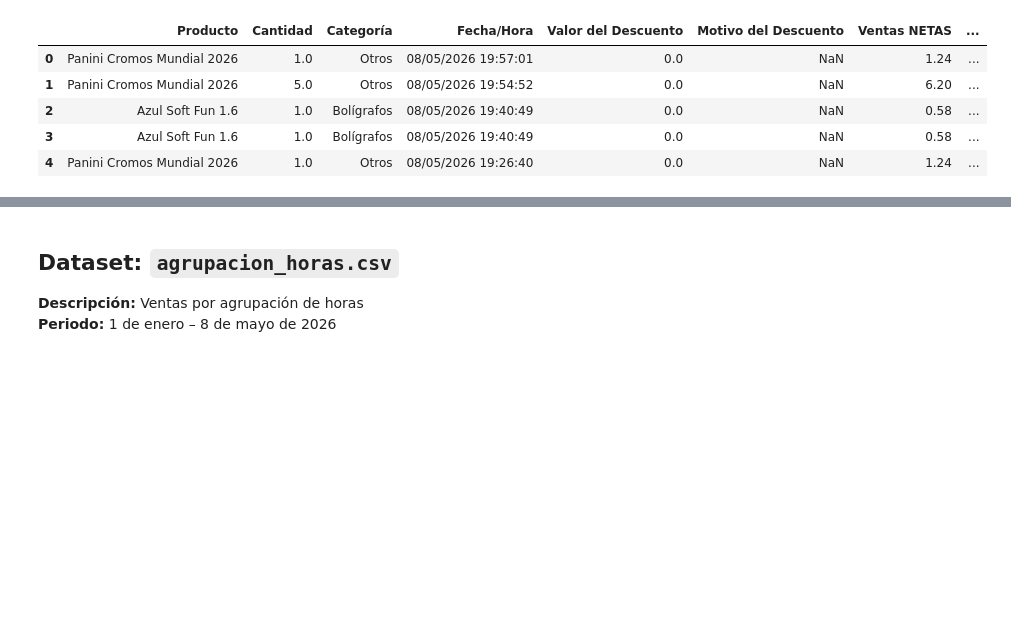
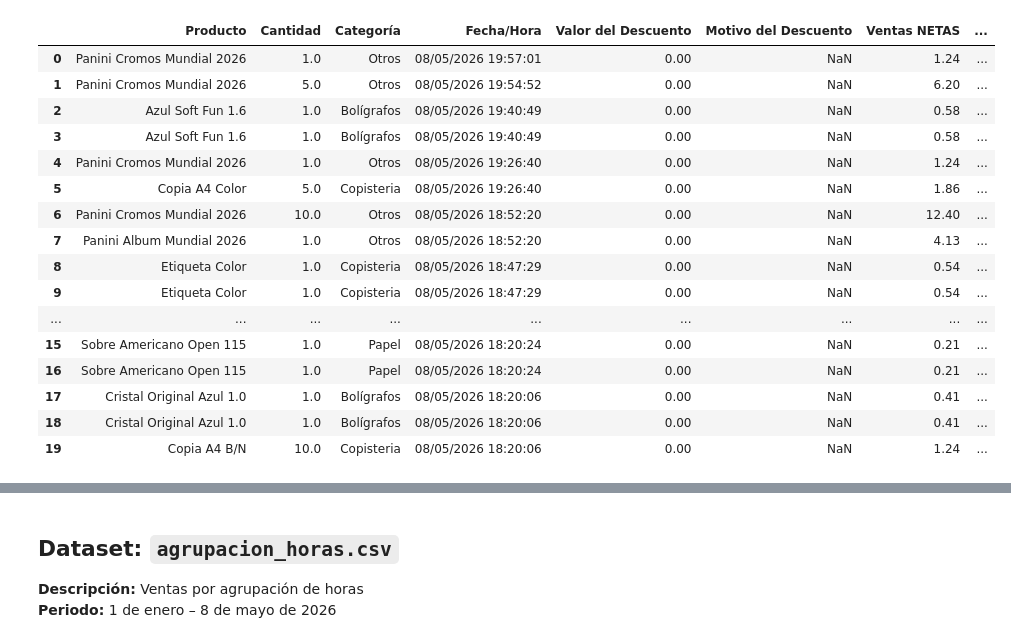
Before and after one commit to alimadriz0110/EDA_Trazos_y_Hojas, a Jupyter notebook: src/notebooks/notebook_eda_raquel.ipynb, the cells around one changed output, grey strips where cells are left out. Cells and saved outputs as stored; diff of their text form; code cells hidden in the pictures; blank space fills up the shorter version.

```diff
--- a/src/notebooks/notebook_eda_raquel.ipynb
+++ b/src/notebooks/notebook_eda_raquel.ipynb
@@ -7,4 +9,8 @@ cierre_caja = pd.read_csv("../data/cierre_caja.csv", sep= None, engine='python')
 compras_articulos = pd.read_csv("../data/compras_articulos.csv", sep= None, engine='python')
 compras_tpv = pd.read_csv("../data/compras_tpv.csv", sep= None, engine='python')
 ventas_glovo = pd.read_csv("../data/ventas_glovo.csv", sep= None, engine='python')
+# %%
+cierre_caja.columns = cierre_caja.columns.str.replace('\ufeff', '', regex=False).str.strip()
+compras_tpv.columns = compras_tpv.columns.str.replace('\ufeff', '', regex=False).str.strip()
+ventas_glovo.columns = ventas_glovo.columns.str.replace('\ufeff', '', regex=False).str.strip()
 # %%
@@ -47,12 +65,23 @@ compras_articulos.head(5)
 # %%
-compras_tpv.head(5)
+compras_tpv.head(20)
 # %% [output]
-|  | ﻿Producto | Cantidad | Categoría | Fecha/Hora | Valor del Descuento | Motivo del Descuento | Ventas NETAS | ... |
-| 0 | Panini Cromos Mundial 2026 | 1.0 | Otros | 08/05/2026 19:57:01 | 0.0 | NaN | 1.24 | ... |
-| 1 | Panini Cromos Mundial 2026 | 5.0 | Otros | 08/05/2026 19:54:52 | 0.0 | NaN | 6.20 | ... |
-| 2 | Azul Soft Fun 1.6 | 1.0 | Bolígrafos | 08/05/2026 19:40:49 | 0.0 | NaN | 0.58 | ... |
-| 3 | Azul Soft Fun 1.6 | 1.0 | Bolígrafos | 08/05/2026 19:40:49 | 0.0 | NaN | 0.58 | ... |
-| 4 | Panini Cromos Mundial 2026 | 1.0 | Otros | 08/05/2026 19:26:40 | 0.0 | NaN | 1.24 | ... |
+|  | Producto | Cantidad | Categoría | Fecha/Hora | Valor del Descuento | Motivo del Descuento | Ventas NETAS | ... |
+| 0 | Panini Cromos Mundial 2026 | 1.0 | Otros | 08/05/2026 19:57:01 | 0.00 | NaN | 1.24 | ... |
+| 1 | Panini Cromos Mundial 2026 | 5.0 | Otros | 08/05/2026 19:54:52 | 0.00 | NaN | 6.20 | ... |
+| 2 | Azul Soft Fun 1.6 | 1.0 | Bolígrafos | 08/05/2026 19:40:49 | 0.00 | NaN | 0.58 | ... |
+| 3 | Azul Soft Fun 1.6 | 1.0 | Bolígrafos | 08/05/2026 19:40:49 | 0.00 | NaN | 0.58 | ... |
+| 4 | Panini Cromos Mundial 2026 | 1.0 | Otros | 08/05/2026 19:26:40 | 0.00 | NaN | 1.24 | ... |
+| 5 | Copia A4 Color | 5.0 | Copisteria | 08/05/2026 19:26:40 | 0.00 | NaN | 1.86 | ... |
+| 6 | Panini Cromos Mundial 2026 | 10.0 | Otros | 08/05/2026 18:52:20 | 0.00 | NaN | 12.40 | ... |
+| 7 | Panini Album Mundial 2026 | 1.0 | Otros | 08/05/2026 18:52:20 | 0.00 | NaN | 4.13 | ... |
+| 8 | Etiqueta Color | 1.0 | Copisteria | 08/05/2026 18:47:29 | 0.00 | NaN | 0.54 | ... |
+| 9 | Etiqueta Color | 1.0 | Copisteria | 08/05/2026 18:47:29 | 0.00 | NaN | 0.54 | ... |
+| ... | ... | ... | ... | ... | ... | ... | ... | ... |
+| 15 | Sobre Americano Open 115 | 1.0 | Papel | 08/05/2026 18:20:24 | 0.00 | NaN | 0.21 | ... |
+| 16 | Sobre Americano Open 115 | 1.0 | Papel | 08/05/2026 18:20:24 | 0.00 | NaN | 0.21 | ... |
+| 17 | Cristal Original Azul 1.0 | 1.0 | Bolígrafos | 08/05/2026 18:20:06 | 0.00 | NaN | 0.41 | ... |
+| 18 | Cristal Original Azul 1.0 | 1.0 | Bolígrafos | 08/05/2026 18:20:06 | 0.00 | NaN | 0.41 | ... |
+| 19 | Copia A4 B/N | 10.0 | Copisteria | 08/05/2026 18:20:06 | 0.00 | NaN | 1.24 | ... |
 # %%
 ventas_glovo.head(5)
 # %% [output]
```
Also changed, not shown: parts of 9 cells of this notebook, 1 other file.
